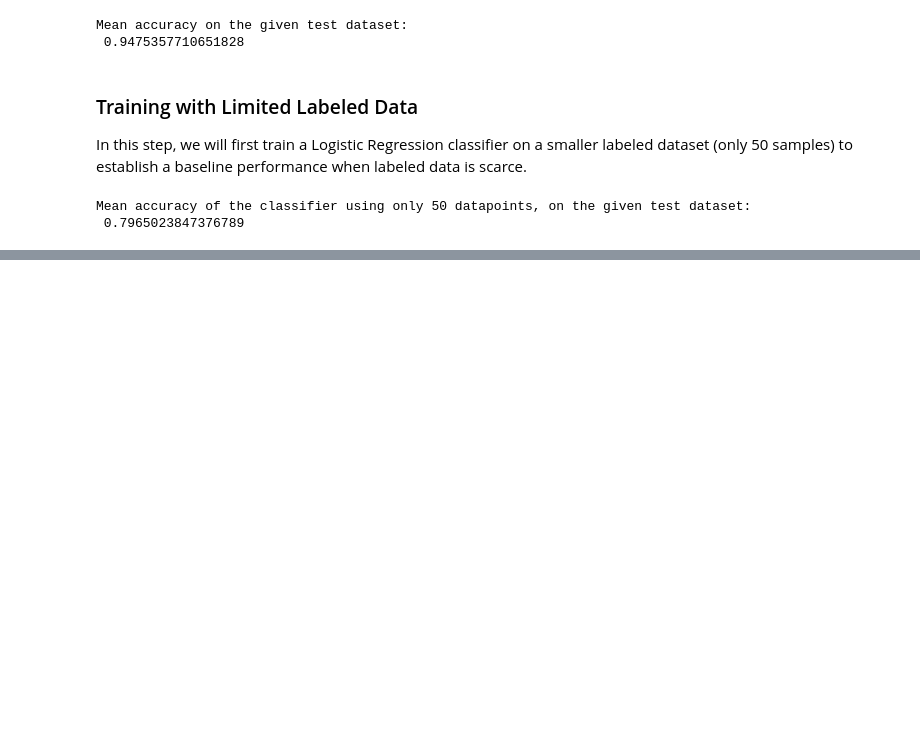
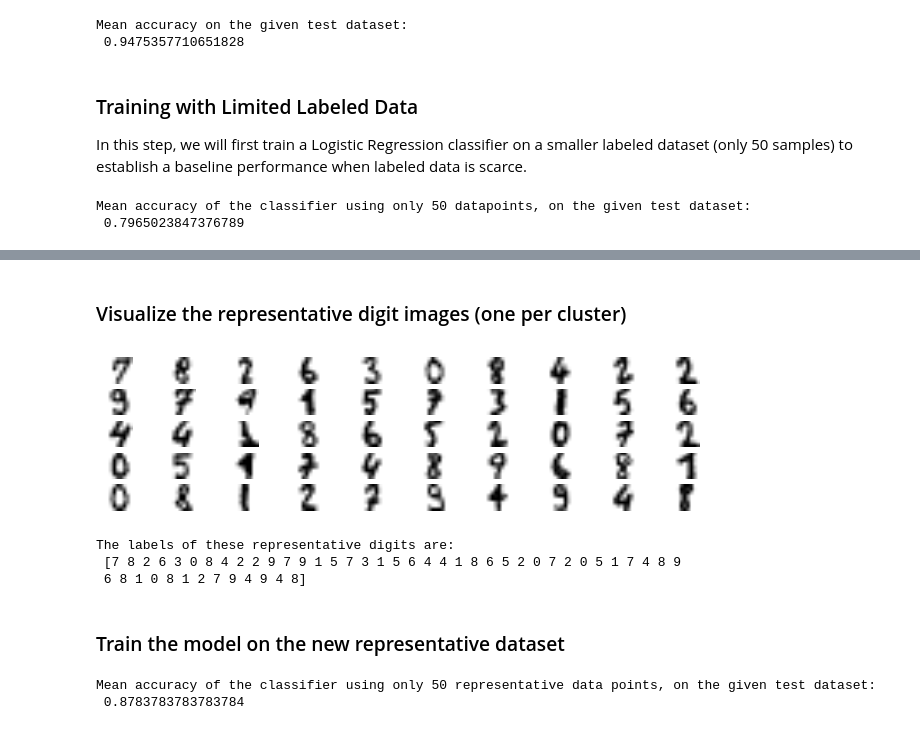
Before and after one commit to Raminyazdani/data-modeling-notebook-workflow, a Jupyter notebook: unsupervised_learning_analysis.ipynb, the cells around one changed output, grey strips where cells are left out. Cells and saved outputs as stored; diff of their text form; code cells hidden in the pictures; blank space fills up the shorter version.

```diff
--- a/unsupervised_learning_analysis.ipynb
+++ b/unsupervised_learning_analysis.ipynb
@@ -174,0 +179,49 @@ Mean accuracy of the classifier using only 50 datapoints, on the given test data
+# %%
+from sklearn.cluster import KMeans
+
+# Fit Kmeans to the data
+k = 50  # Number of clusters (chosen based on elbow method analysis)
+kmeans = KMeans(n_clusters=k, n_init=10, random_state=random_state)
+kmeans.fit(X_train)
+
+# compute the distance from each point to each cluster centroid
+X_digits_distances = kmeans.transform(X_train)
+
+
+representative_digit_idx =  np.argmin(X_digits_distances, axis=0)# TODO: # get the indices of the representative (closest) data points
+# get the data points represented by those indices
+X_representative_digits = X_train[representative_digit_idx]
+
+# get the class labels of the representative data points
+y_representative_digits = np.array(y_train[representative_digit_idx])  # TODO: # get the class labels of the representative data points
+# %% [markdown]
+### Visualize the representative digit images (one per cluster)
+# %%
+plt.figure(figsize=(8, 2))
+for index, X_representative_digit in enumerate(X_representative_digits):
+    plt.subplot(k // 10, 10, index + 1)
+    plt.imshow(
+        X_representative_digit.reshape(8, 8), cmap="binary", interpolation="bilinear"
+    )
+    plt.axis("off")
+
+plt.show()
+
+print(f"The labels of these representative digits are: \n {y_representative_digits}")
+# %% [output]
+[figure, added]
+The labels of these representative digits are:
+ [7 8 2 6 3 0 8 4 2 2 9 7 9 1 5 7 3 1 5 6 4 4 1 8 6 5 2 0 7 2 0 5 1 7 4 8 9
+ 6 8 1 0 8 1 2 7 9 4 9 4 8]
+# %% [markdown]
+### Train the model on the new representative dataset
+# %%
+cluster_log_reg = LogisticRegression(max_iter=10_000)
+cluster_log_reg.fit(X_representative_digits, y_representative_digits)
+
+print(
+    f"Mean accuracy of the classifier using only {n_labeled} representative data points, on the given test dataset:\n {cluster_log_reg.score(X_test, y_test)}"
+)
+# %% [output]
+Mean accuracy of the classifier using only 50 representative data points, on the given test dataset:
+ 0.8783783783783784
```
Also changed, not shown: parts of 1 cell of this notebook, 1 other file.
